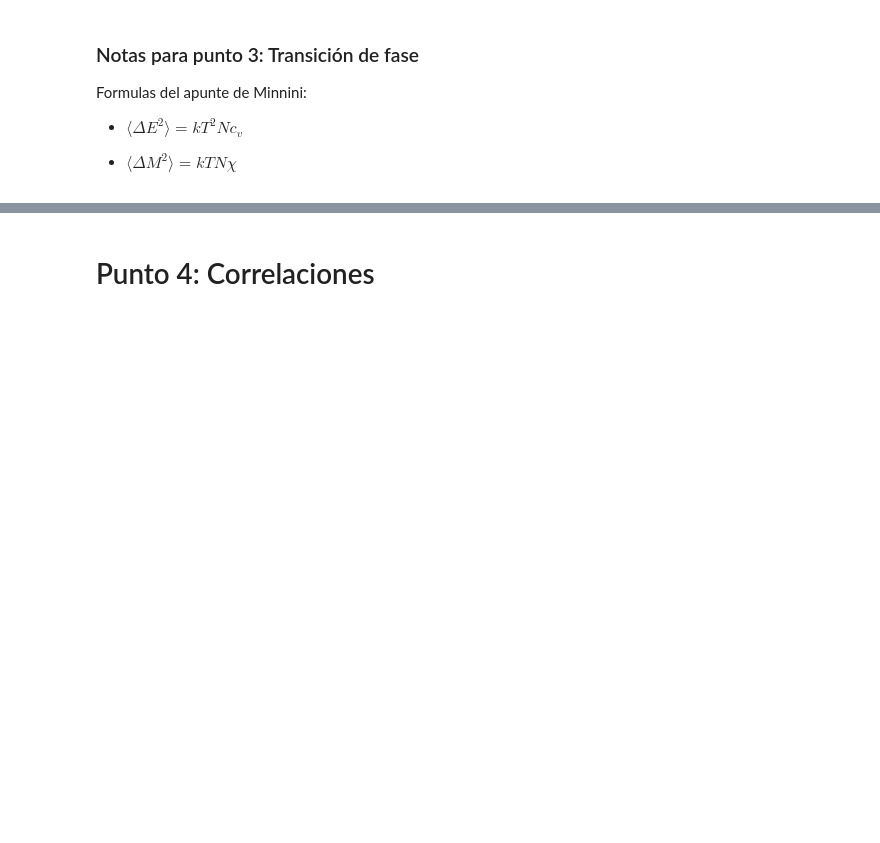
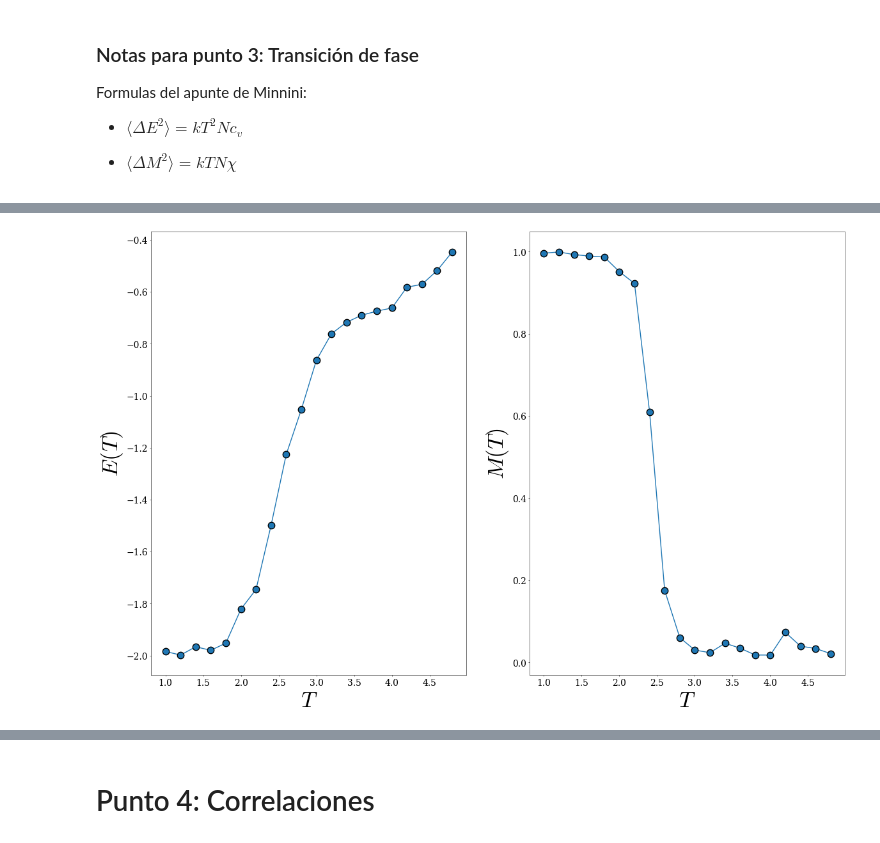
Before and after one commit to Lermacto/ising-2d, a Jupyter notebook: ising.ipynb, the cells around one changed output, grey strips where cells are left out. Saved outputs shown, nothing was run; the diff lists cells and outputs as text; code cells hidden in the pictures; blank space fills up the shorter version.

Commit message:
advances in phase transition

```diff
--- a/ising.ipynb
+++ b/ising.ipynb
@@ -138,0 +202,41 @@ Formulas del apunte de Minnini:
+# %%
+#T_arr = np.linspace(1, 5, 20) #Todas las temperaturas normalizadas por k
+T_arr = np.arange(1, 5, step = 0.2)
+T_threshold = 2.5
+L = 50  # Dimensiones de la red
+n_mean = 5000
+n_term = 10000
+
+mean_E_T = np.zeros(len(T_arr))
+mean_M_T = np.zeros(len(T_arr))
+std_E_T = np.zeros(len(T_arr))
+std_M_T = np.zeros(len(T_arr))
+# %%
+for i, T in tqdm(enumerate(T_arr)):
+    if (T == 2.4) or (T == 2.6):    #Arranco con el S0 por default
+        print('S default')
+        res = phase_transition(T, L, n_term=n_term, n_mean=n_mean, T_threshold= T_threshold)
+    if T == 2.75:
+        res = phase_transition(T, L, n_term=n_term, n_mean=n_mean, T_threshold= T_threshold)
+    else:
+        res = phase_transition(T, L,  n_term=n_term, n_mean=n_mean, T_threshold= T_threshold, S0= res[4])
+
+    mean_E_T[i] = res[0]
+    mean_M_T[i] = res[1]
+    std_E_T[i] = res[2]
+    std_M_T[i] = res[3]
+# %%
+plt.subplot(1, 2, 1)
+plt.plot(T_arr, mean_E_T, '-o', lw = 2, markersize = 15, mec = 'black', mew = 2)
+plt.xlabel('$T$')
+plt.ylabel('$E(T)$')
+plt.grid()
+
+plt.subplot(1, 2, 2)
+plt.plot(T_arr, mean_M_T, '-o', lw = 2, markersize = 15, mec = 'black', mew = 2)
+plt.xlabel('$T$')
+plt.ylabel(r'$M(T)$')
+plt.grid()
+plt.show()
+# %% [output]
+[figure, added]
```
Also changed, not shown: parts of 7 cells of this notebook.
